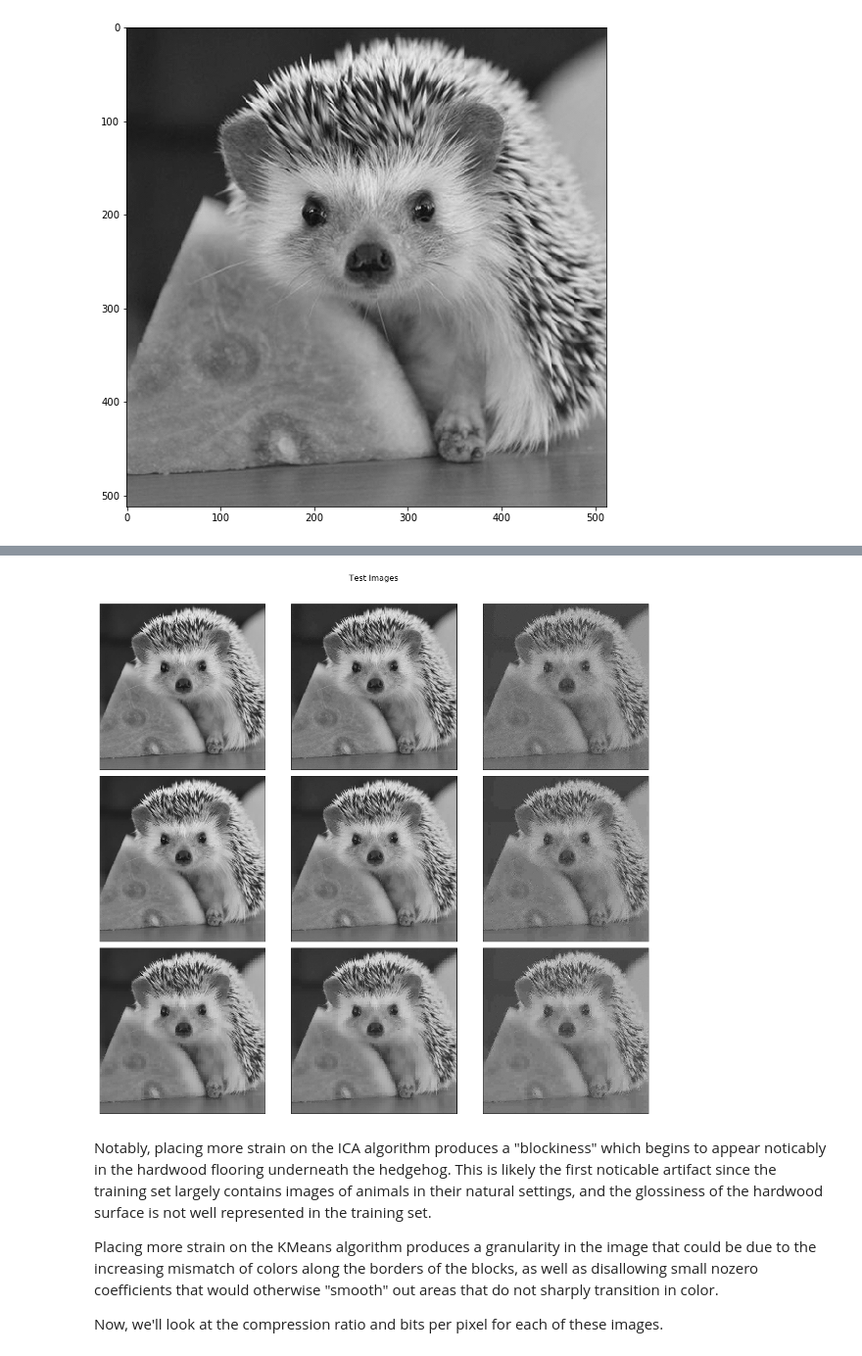
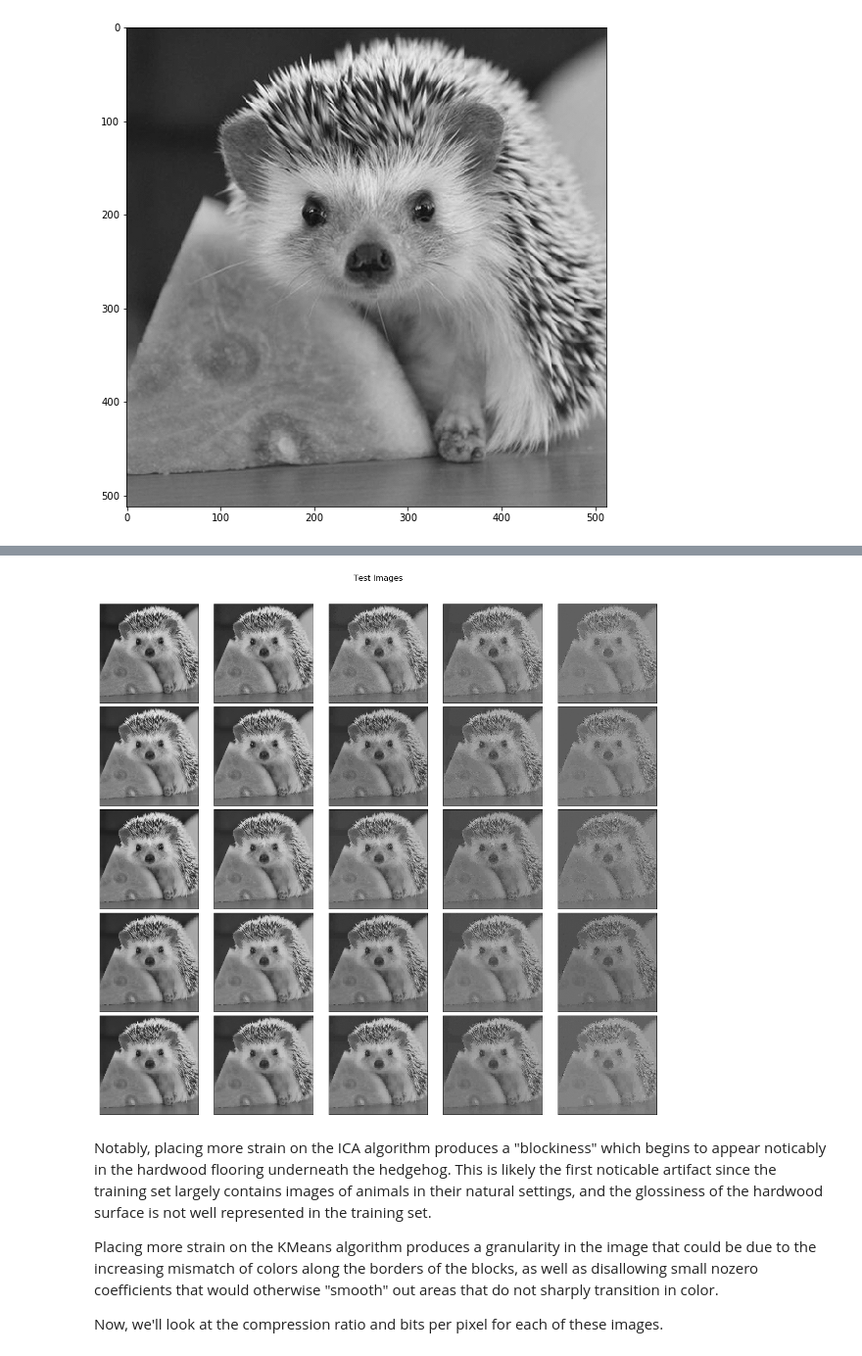
Before and after one commit to anblaine/208-final-project-blainehaleyteam, a Jupyter notebook: ICA_Test_w_kmeans.ipynb, the cells around one changed output, grey strips where cells are left out. Shown at 98% size. Cells and saved outputs as stored; diff of their text form; code cells hidden in the pictures.

```diff
--- a/ICA_Test_w_kmeans.ipynb
+++ b/ICA_Test_w_kmeans.ipynb
@@ -142,8 +148,8 @@ Left to right is decreasing number of colors (KMeans centers), top to bottom is
 # %%
 from math import log
 # %%
-Tols = [50, 500, 5000]
-Colors = [256, 64, 16]
+Tols = [50, 500, 1000, 5000, 10000]
+Colors = [128, 64, 32, 16, 8]
 sizes = []
 reconstructed_images = []
 
@@ -181,15 +187,15 @@ for tol in Tols: #Takes forever, generates reconstructed test images for differe
 # %%
 plt.figure(figsize=(16, 16))
 plt.suptitle('Test Images', size=16)
 for i, comp in enumerate(reconstructed_images):
-    plt.subplot(3, 3, i + 1)
+    plt.subplot(5, 5, i + 1)
     plt.imshow(comp.reshape(test.shape), cmap='gray')
     plt.xticks(())
     plt.yticks(())
 plt.subplots_adjust(0.01, 0.05, 0.99, 0.93, 0.04, 0.04)
 plt.show()
 # %% [output]
-[figure, old version]
+[figure, new version]
 # %% [markdown]
 Notably, placing more strain on the ICA algorithm produces a "blockiness" which begins to appear noticably in the hardwood flooring underneath the hedgehog.  This is likely the first noticable artifact since the training set largely contains images of animals in their natural settings, and the glossiness of the hardwood surface is not well represented in the training set.
 
```
Also changed, not shown: parts of 12 cells of this notebook, 4 other files.
